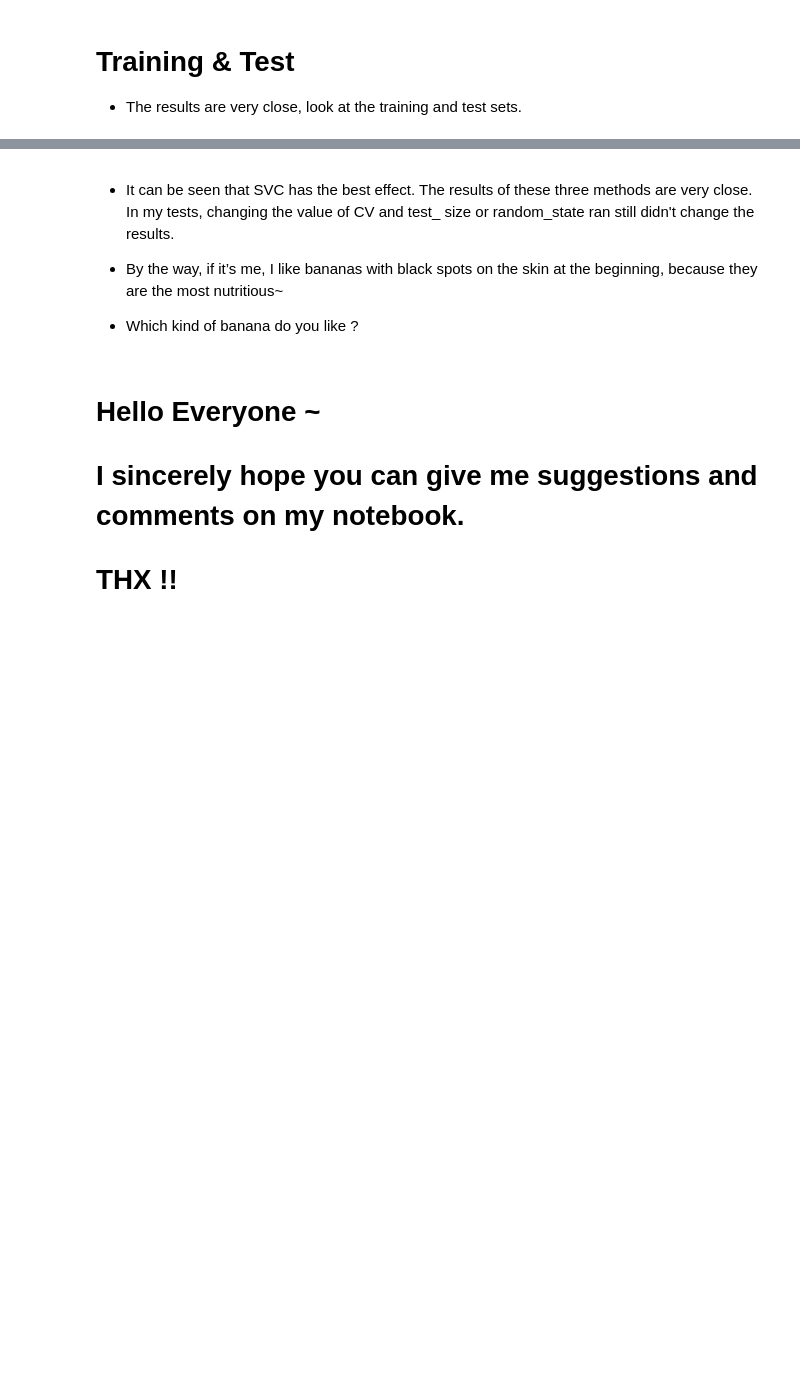
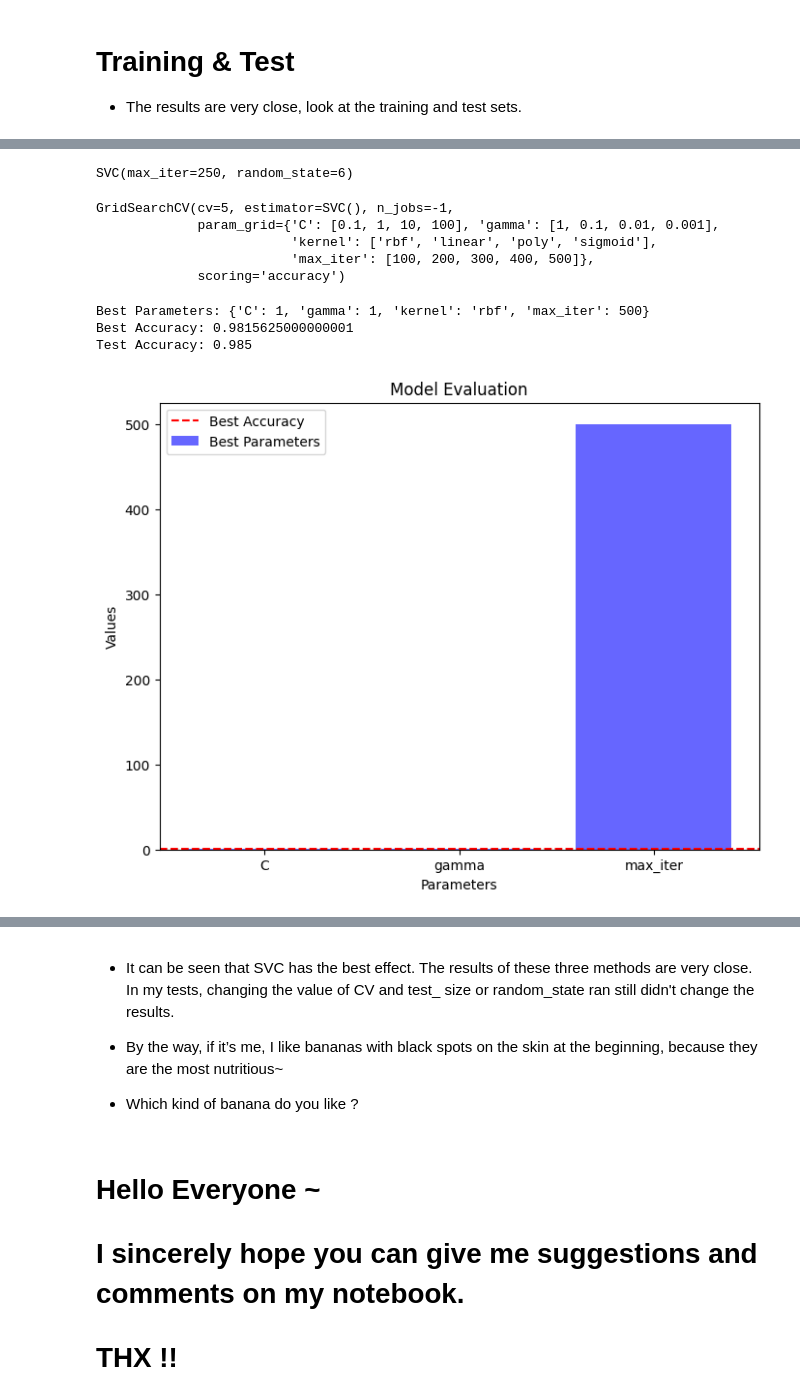
Before and after one commit to warrenkuo0219/is_it_a_bird, a Jupyter notebook: banana-quality.ipynb, the cells around one changed output, grey strips where cells are left out. Drawn from its saved outputs; the diff is of its cells as text; code cells hidden in the pictures; blank space fills up the shorter version.

Commit message:
Kaggle Notebook | Banana Quality V2 Test Accuracy: 0.985 |  V2 Test Accuracy: 0.985

```diff
--- a/banana-quality.ipynb
+++ b/banana-quality.ipynb
@@ -192,0 +195,66 @@ Random Forest Accuracy: 0.974375
+# %%
+from sklearn.preprocessing import StandardScaler
+from sklearn.exceptions import ConvergenceWarning
+
+scaler = StandardScaler()
+X_scaled = scaler.fit_transform(x)
+svc = SVC(max_iter = 250, kernel = 'rbf', random_state = 6)
+svc.fit(X_scaled, y)
+# %% [output]
+SVC(max_iter=250, random_state=6)
+# %%
+from sklearn.model_selection import train_test_split
+from sklearn.model_selection import GridSearchCV
+from sklearn.preprocessing import StandardScaler
+from sklearn.svm import SVC
+
+scaler = StandardScaler()
+svc = SVC()
+param_grid = {'C': [0.1, 1, 10, 100], 'gamma': [1, 0.1, 0.01, 0.001], 'kernel': ['rbf', 'linear', 'poly', 'sigmoid'], 'max_iter': [100, 200, 300, 400, 500]}
+
+X_train, X_test, y_train, y_test = train_test_split(X_scaled, y, test_size=0.2, random_state=42)
+
+grid_search = GridSearchCV(estimator = svc, param_grid = param_grid, cv = 5, scoring = 'accuracy', n_jobs = -1)
+grid_search.fit(X_train, y_train)
+# %% [output]
+GridSearchCV(cv=5, estimator=SVC(), n_jobs=-1,
+             param_grid={'C': [0.1, 1, 10, 100], 'gamma': [1, 0.1, 0.01, 0.001],
+                         'kernel': ['rbf', 'linear', 'poly', 'sigmoid'],
+                         'max_iter': [100, 200, 300, 400, 500]},
+             scoring='accuracy')
+# %%
+param_scores = grid_search.cv_results_['mean_test_score']
+param_results = {}
+for params, score in zip(grid_search.cv_results_['params'], param_scores):
+    param_results[str(params)] = score
+
+print('Best Parameters:', grid_search.best_params_)
+print('Best Accuracy:', grid_search.best_score_)
+
+best_model = grid_search.best_estimator_
+test_accuracy = best_model.score(X_test, y_test)
+print('Test Accuracy:', test_accuracy)
+# %% [output]
+Best Parameters: {'C': 1, 'gamma': 1, 'kernel': 'rbf', 'max_iter': 500}
+Best Accuracy: 0.9815625000000001
+Test Accuracy: 0.985
+# %%
+import matplotlib.pyplot as plt
+
+best_params = {'C': 1, 'gamma': 1, 'kernel': 'rbf', 'max_iter': 500}
+best_accuracy = 0.9815625000000001
+
+param_values = [float(value) if isinstance(value, (int, float)) else None for value in best_params.values()]
+plt.figure(figsize = (8, 6))
+plt.bar([key for key, value in best_params.items() if isinstance(value, (int, float))],
+        [value for value in param_values if value is not None],
+        color = 'blue', alpha = 0.6, label = 'Best Parameters')
+
+plt.axhline(y = best_accuracy, color = 'red', linestyle = '--', label = 'Best Accuracy')
+plt.title('Model Evaluation')
+plt.xlabel('Parameters')
+plt.ylabel('Values')
+plt.legend()
+plt.show()
+# %% [output]
+[figure, added]
```
Also changed, not shown: parts of 6 cells of this notebook.
